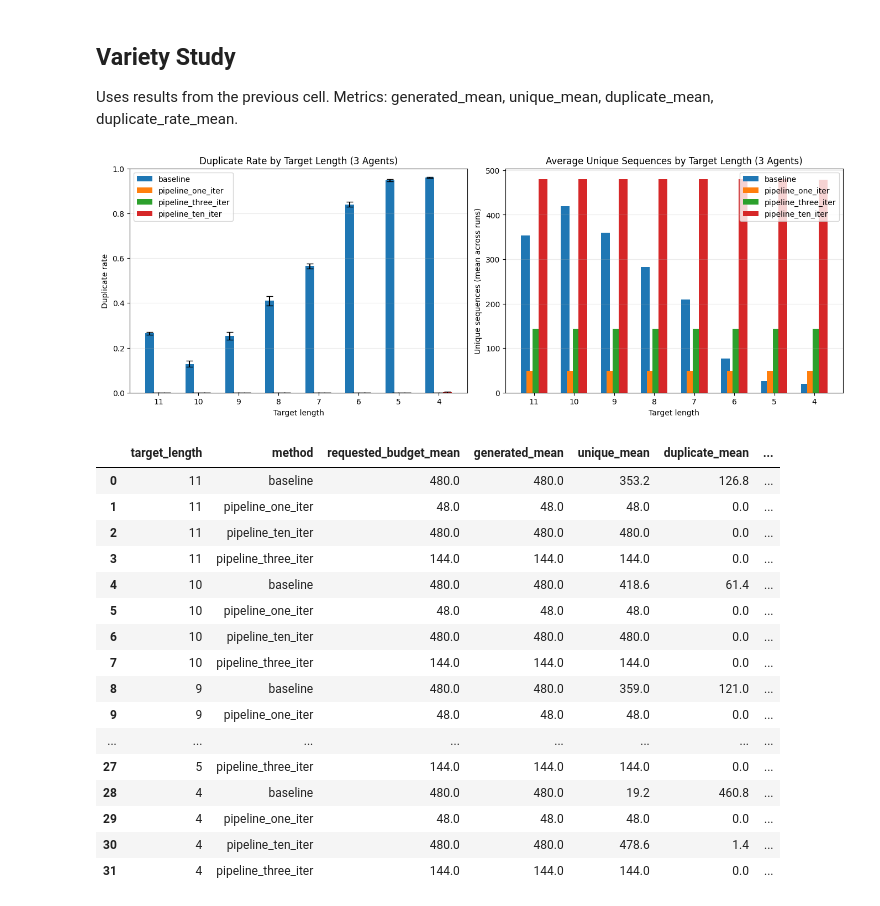
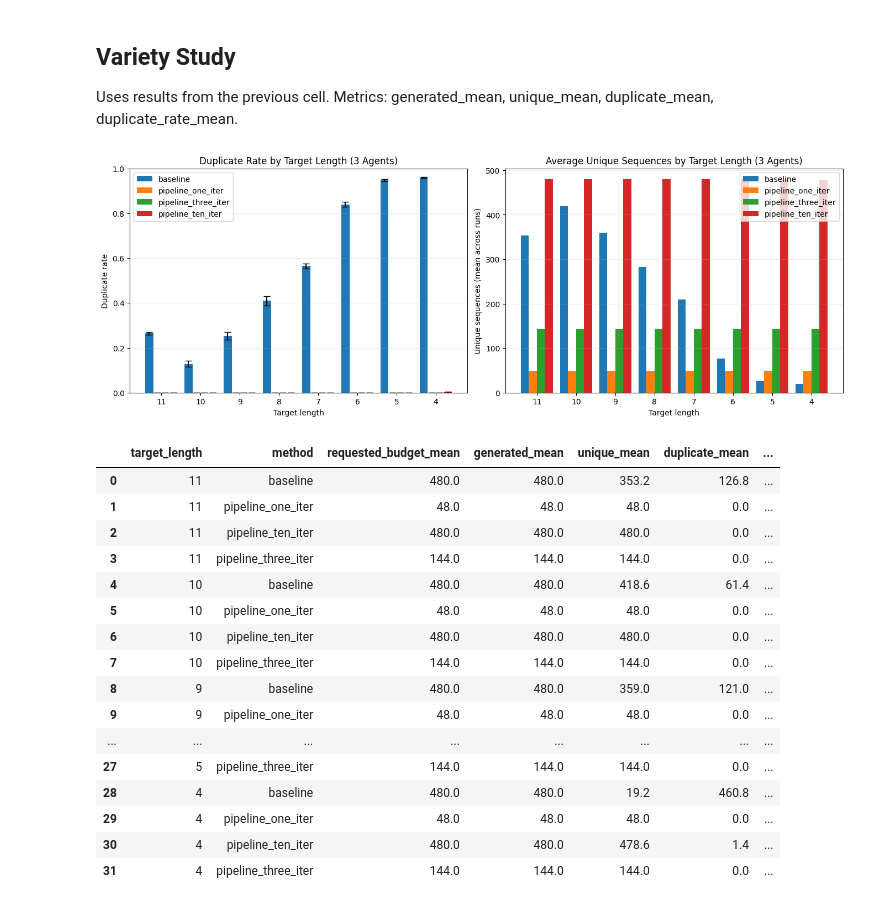
Before and after one commit to Roirtur/multi-expert-peptide-pipeline, a Jupyter notebook: notebooks/experimentation_pipeline_vs_baseline.ipynb, the cells around one changed output. Saved outputs shown, nothing was run; the diff lists cells and outputs as text; code cells hidden in the pictures.

```diff
--- a/notebooks/experimentation_pipeline_vs_baseline.ipynb
+++ b/notebooks/experimentation_pipeline_vs_baseline.ipynb
@@ -1127,8 +1127,10 @@ else:
     labels = [str(int(v)) for v in target_lengths]
     x = np.arange(len(labels))
 
-    width = 0.22
-    offsets = np.linspace(-width, width, len(methods_order))
+    n_methods = max(len(methods_order), 1)
+    group_span = 0.82
+    width = min(0.35, group_span / n_methods)
+    offsets = (np.arange(n_methods) - (n_methods - 1) / 2.0) * width
 
     fig, axes = plt.subplots(1, 2, figsize=(13.5, 4.8), constrained_layout=True)
 
@@ -1184,34 +1186,34 @@ else:
     axes[1].set_xticks(x)
     axes[1].set_xticklabels(labels)
     axes[1].grid(axis="y", alpha=0.25)
     axes[1].legend()
 
     plt.show()
 
     method_variety_df = (
         variety_plot_df[
             [
                 "target_length",
                 "method",
                 "requested_budget_mean",
                 "generated_mean",
                 "unique_mean",
                 "duplicate_mean",
                 "duplicate_rate_mean",
                 "duplicate_rate_std",
                 "topk_generated_mean",
                 "topk_unique_mean",
                 "topk_duplicate_mean",
                 "topk_duplicate_rate_mean",
                 "topk_duplicate_rate_std",
             ]
         ]
         .sort_values(["target_length", "method"], ascending=[False, True])
         .reset_index(drop=True)
     )
     display(method_variety_df)
 # %% [output]
-[figure, old version]
+[figure, new version]
 |  | target_length | method | requested_budget_mean | generated_mean | unique_mean | duplicate_mean | ... |
 | 0 | 11 | baseline | 480.0 | 480.0 | 353.2 | 126.8 | ... |
 | 1 | 11 | pipeline_one_iter | 48.0 | 48.0 | 48.0 | 0.0 | ... |
```
Also changed, not shown: parts of 4 cells of this notebook.
